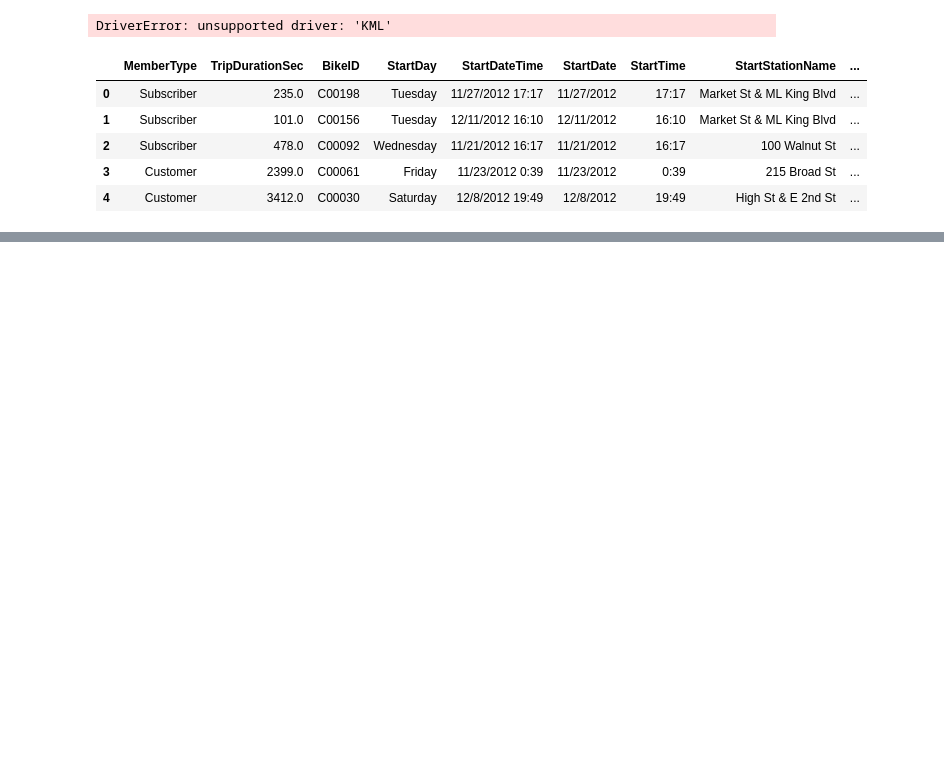
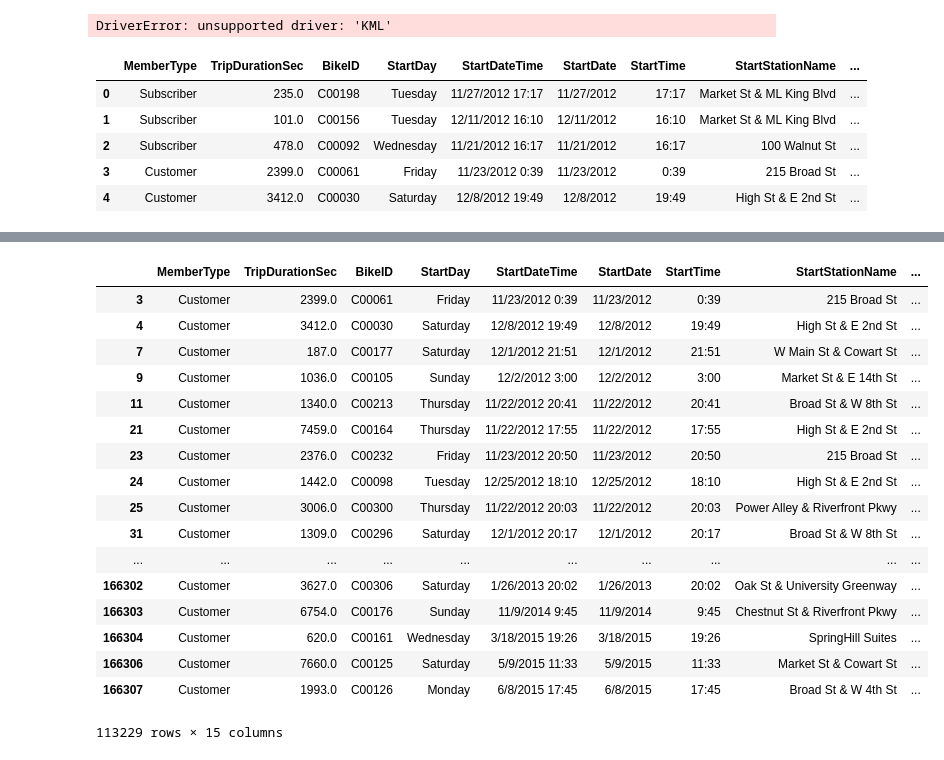
Before and after one commit to kboerger4/ce599-s17, a Jupyter notebook: FINAL REPORT 2/Final Report-checkpoint-checkpoint.ipynb, the cells around one changed output, grey strips where cells are left out. Saved outputs shown, nothing was run; the diff lists cells and outputs as text; code cells hidden in the pictures; blank space fills up the shorter version.

```diff
--- a/FINAL REPORT 2/Final Report-checkpoint-checkpoint.ipynb
+++ b/FINAL REPORT 2/Final Report-checkpoint-checkpoint.ipynb
@@ -27,0 +51,22 @@ data.head()
+# %%
+member_type2 = data[(data['MemberType']=="Customer")]
+member_type2
+# %% [output]
+|  | MemberType | TripDurationSec | BikeID | StartDay | StartDateTime | StartDate | StartTime | StartStationName | ... |
+| 3 | Customer | 2399.0 | C00061 | Friday | 11/23/2012 0:39 | 11/23/2012 | 0:39 | 215 Broad St | ... |
+| 4 | Customer | 3412.0 | C00030 | Saturday | 12/8/2012 19:49 | 12/8/2012 | 19:49 | High St & E 2nd St | ... |
+| 7 | Customer | 187.0 | C00177 | Saturday | 12/1/2012 21:51 | 12/1/2012 | 21:51 | W Main St & Cowart St | ... |
+| 9 | Customer | 1036.0 | C00105 | Sunday | 12/2/2012 3:00 | 12/2/2012 | 3:00 | Market St & E 14th St | ... |
+| 11 | Customer | 1340.0 | C00213 | Thursday | 11/22/2012 20:41 | 11/22/2012 | 20:41 | Broad St & W 8th St | ... |
+| 21 | Customer | 7459.0 | C00164 | Thursday | 11/22/2012 17:55 | 11/22/2012 | 17:55 | High St & E 2nd St | ... |
+| 23 | Customer | 2376.0 | C00232 | Friday | 11/23/2012 20:50 | 11/23/2012 | 20:50 | 215 Broad St | ... |
+| 24 | Customer | 1442.0 | C00098 | Tuesday | 12/25/2012 18:10 | 12/25/2012 | 18:10 | High St & E 2nd St | ... |
+| 25 | Customer | 3006.0 | C00300 | Thursday | 11/22/2012 20:03 | 11/22/2012 | 20:03 | Power Alley & Riverfront Pkwy | ... |
+| 31 | Customer | 1309.0 | C00296 | Saturday | 12/1/2012 20:17 | 12/1/2012 | 20:17 | Broad St & W 8th St | ... |
+| ... | ... | ... | ... | ... | ... | ... | ... | ... | ... |
+| 166302 | Customer | 3627.0 | C00306 | Saturday | 1/26/2013 20:02 | 1/26/2013 | 20:02 | Oak St & University Greenway | ... |
+| 166303 | Customer | 6754.0 | C00176 | Sunday | 11/9/2014 9:45 | 11/9/2014 | 9:45 | Chestnut St & Riverfront Pkwy | ... |
+| 166304 | Customer | 620.0 | C00161 | Wednesday | 3/18/2015 19:26 | 3/18/2015 | 19:26 | SpringHill Suites | ... |
+| 166306 | Customer | 7660.0 | C00125 | Saturday | 5/9/2015 11:33 | 5/9/2015 | 11:33 | Market St & Cowart St | ... |
+| 166307 | Customer | 1993.0 | C00126 | Monday | 6/8/2015 17:45 | 6/8/2015 | 17:45 | Broad St & W 4th St | ... |
+113229 rows × 15 columns
```
Also changed, not shown: parts of 16 cells of this notebook.
